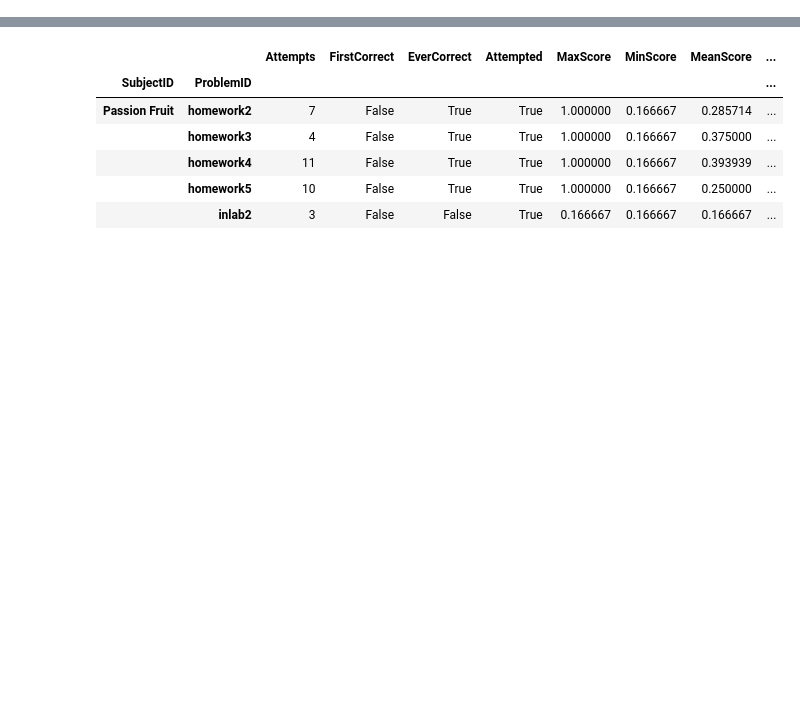
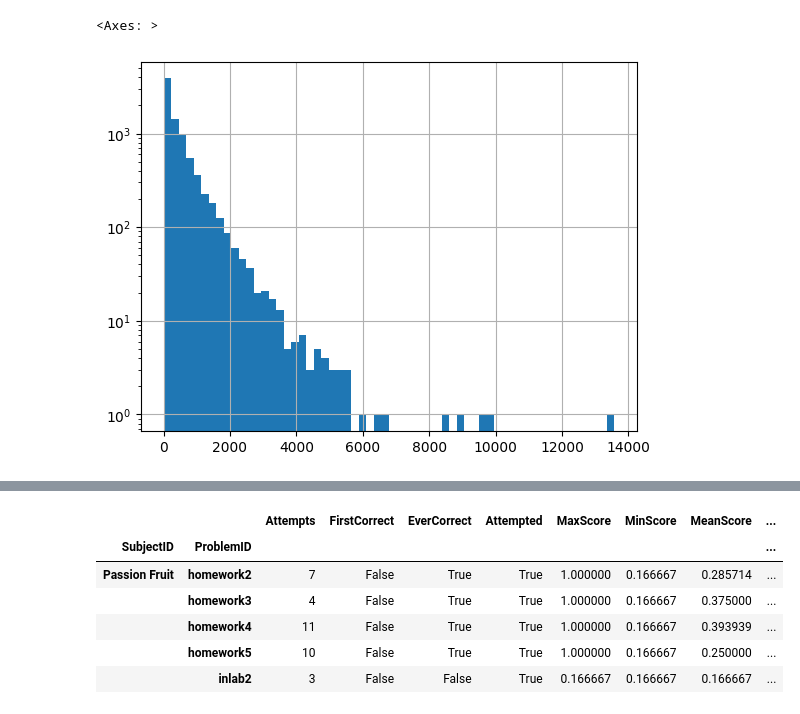
Before and after one commit to CSSPLICE/ProgSnapToolkit, a Jupyter notebook: src/progsnap2/examples/extract_features.ipynb, the cells around one changed output, grey strips where cells are left out. Drawn from its saved outputs; the diff is of its cells as text; code cells hidden in the pictures; blank space fills up the shorter version.

```diff
--- a/src/progsnap2/examples/extract_features.ipynb
+++ b/src/progsnap2/examples/extract_features.ipynb
@@ -198,0 +201,5 @@ time_results.describe()
+# %%
+time_results.TotalTime.hist(bins=60, log=True)
+# %% [output]
+<Axes: >
+[figure, added]
```
Also changed, not shown: parts of 17 cells of this notebook.
